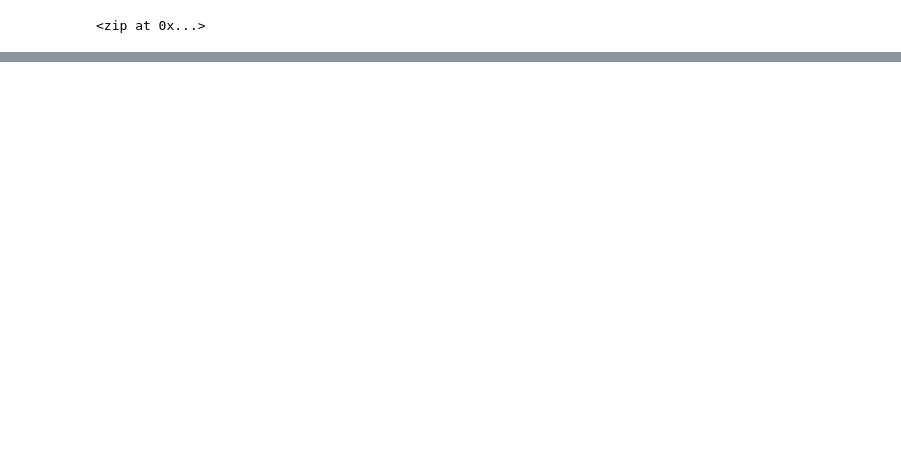
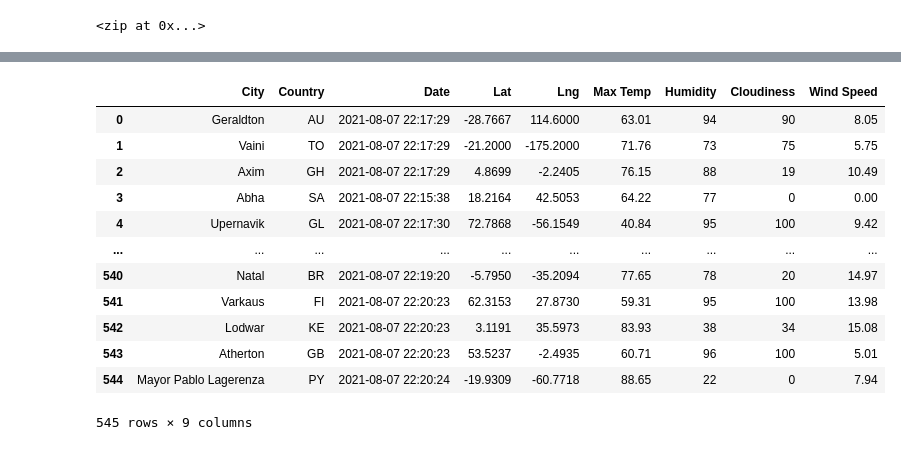
Before and after one commit to adbauer06/World_Weather_Analysis, a Jupyter notebook: WeatherPy.ipynb, the cells around one changed output, grey strips where cells are left out. Drawn from its saved outputs; the diff is of its cells as text; code cells hidden in the pictures; blank space fills up the shorter version.

```diff
--- a/WeatherPy.ipynb
+++ b/WeatherPy.ipynb
@@ -31,0 +43,3 @@ len(cities)
+# %%
+# Starting URL for Weather Map API Call.
+url = "http://api.openweathermap.org/data/2.5/weather?units=Imperial&APPID=" + weather_api_key
@@ -31,0 +124,4 @@ len(cities)
+# %%
+# Convert the array of dictionaries to a Pandas DataFrame.
+city_data_df = pd.DataFrame(city_data)
+city_data_df.head(10)
@@ -31,0 +140,18 @@ len(cities)
+# %%
+new_column_order = ["City", "Country", "Date", "Lat", "Lng", "Max Temp", "Humidity", "Cloudiness", "Wind Speed"]
+city_data_df = city_data_df[new_column_order]
+city_data_df
+# %% [output]
+|  | City | Country | Date | Lat | Lng | Max Temp | Humidity | Cloudiness | Wind Speed |
+| 0 | Geraldton | AU | 2021-08-07 22:17:29 | -28.7667 | 114.6000 | 63.01 | 94 | 90 | 8.05 |
+| 1 | Vaini | TO | 2021-08-07 22:17:29 | -21.2000 | -175.2000 | 71.76 | 73 | 75 | 5.75 |
+| 2 | Axim | GH | 2021-08-07 22:17:29 | 4.8699 | -2.2405 | 76.15 | 88 | 19 | 10.49 |
+| 3 | Abha | SA | 2021-08-07 22:15:38 | 18.2164 | 42.5053 | 64.22 | 77 | 0 | 0.00 |
+| 4 | Upernavik | GL | 2021-08-07 22:17:30 | 72.7868 | -56.1549 | 40.84 | 95 | 100 | 9.42 |
+| ... | ... | ... | ... | ... | ... | ... | ... | ... | ... |
+| 540 | Natal | BR | 2021-08-07 22:19:20 | -5.7950 | -35.2094 | 77.65 | 78 | 20 | 14.97 |
+| 541 | Varkaus | FI | 2021-08-07 22:20:23 | 62.3153 | 27.8730 | 59.31 | 95 | 100 | 13.98 |
+| 542 | Lodwar | KE | 2021-08-07 22:20:23 | 3.1191 | 35.5973 | 83.93 | 38 | 34 | 15.08 |
+| 543 | Atherton | GB | 2021-08-07 22:20:23 | 53.5237 | -2.4935 | 60.71 | 96 | 100 | 5.01 |
+| 544 | Mayor Pablo Lagerenza | PY | 2021-08-07 22:20:24 | -19.9309 | -60.7718 | 88.65 | 22 | 0 | 7.94 |
+545 rows × 9 columns
```
Also changed, not shown: parts of 5 cells of this notebook, 4 other files.
